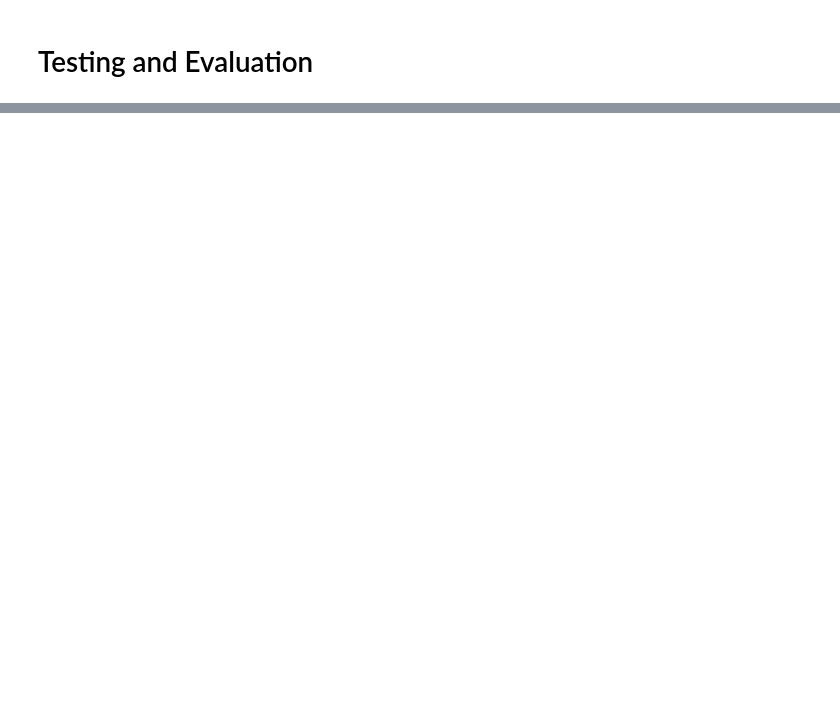
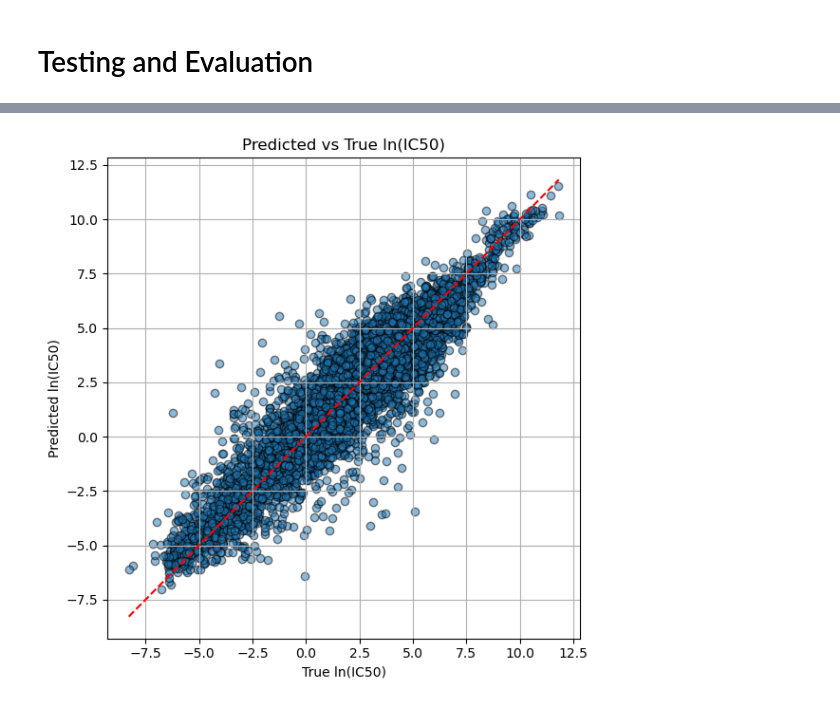
Before and after one commit to ashw1nn/multi-modal-framework-for-cancer-cell-line-prediction, a Jupyter notebook: fused_mgataf_gsva_modeling.ipynb, the cells around one changed output, grey strips where cells are left out. Saved outputs shown, nothing was run; the diff lists cells and outputs as text; code cells hidden in the pictures; blank space fills up the shorter version.

Commit message:
Build new Fused Model

```diff
--- a/fused_mgataf_gsva_modeling.ipynb
+++ b/fused_mgataf_gsva_modeling.ipynb
@@ -436,22 +573,33 @@ class IC50Predictor(nn.Module):
 # %% [markdown]
 ## Complete Model
 # %%
-class MGATAFModel(nn.Module):
-    def __init__(self, atom_feat_dim=55, fingerprint_dim=2048, ccl_dim=735, hidden_dim=128):
+class ModifiedMGATAFModel(nn.Module):
+    def __init__(self, atom_feat_dim=55, fingerprint_dim=2048, ccl_dim=735, gsva_dim=658, hidden_dim=128):
         super().__init__()
         self.drug_encoder = DrugGraphEncoder(in_dim=atom_feat_dim, hidden_dim=hidden_dim)
         self.fp_encoder = FingerprintEncoder(in_dim=fingerprint_dim, out_dim=hidden_dim)
+
         self.ccl_encoder = CellLineEncoder(in_dim=ccl_dim, out_dim=hidden_dim)
+        self.gsva_encoder = GSVAEncoder(in_dim=gsva_dim, out_dim=hidden_dim)
+
+        self.cellline_fusion = AdaptiveFusion(input_dim=hidden_dim, hidden_dim=hidden_dim)  # new!
         self.fusion = AdaptiveFusion(input_dim=hidden_dim, hidden_dim=hidden_dim)
+
         self.regressor = IC50Predictor(input_dim=hidden_dim)
 
-    def forward(self, graph_data, fingerprint, ccl_feat):
+    def forward(self, graph_data, fingerprint, ccl_feat, gsva_feat):
+        # Drug branch
         drug_repr = self.drug_encoder(graph_data)
         fp_repr = self.fp_encoder(fingerprint)
         drug_combined = drug_repr + fp_repr
 
+        # Cell line branch
         ccl_repr = self.ccl_encoder(ccl_feat)
-        fused = self.fusion(drug_combined, ccl_repr)
+        gsva_repr = self.gsva_encoder(gsva_feat)
+        final_ccl_repr = self.cellline_fusion(ccl_repr, gsva_repr)
+
+        # Final fusion
+        fused = self.fusion(drug_combined, final_ccl_repr)
 
         return self.regressor(fused)
 # %% [markdown]
@@ -474,9 +622,9 @@ test_set = Subset(dataset, test_idx)
 # %%
 from torch_geometric.loader import DataLoader
 
-train_loader = DataLoader(train_set, batch_size=32, shuffle=True, collate_fn=mgataf_collate_fn)
-val_loader = DataLoader(val_set, batch_size=32, shuffle=False, collate_fn=mgataf_collate_fn)
-test_loader = DataLoader(test_set, batch_size=32, shuffle=False, collate_fn=mgataf_collate_fn)
+train_loader = DataLoader(train_set, batch_size=64, shuffle=True, collate_fn=modified_mgataf_collate_fn)
+val_loader = DataLoader(val_set, batch_size=64, shuffle=False, collate_fn=modified_mgataf_collate_fn)
+test_loader = DataLoader(test_set, batch_size=64, shuffle=False, collate_fn=modified_mgataf_collate_fn)
 # %% [markdown]
 ### Training Loop
 # %%
@@ -718,0 +884,12 @@ print(f"✅ Test PCC:  {test_pcc:.4f}")
+# %%
+plt.figure(figsize=(6, 6))
+plt.scatter(y_true, y_pred, alpha=0.5, edgecolors='k')
+plt.plot([min(y_true), max(y_true)], [min(y_true), max(y_true)], 'r--')
+plt.xlabel("True ln(IC50)")
+plt.ylabel("Predicted ln(IC50)")
+plt.title("Predicted vs True ln(IC50)")
+plt.grid(True)
+plt.tight_layout()
+plt.show()
+# %% [output]
+[figure, added]
```
Also changed, not shown: parts of 22 cells of this notebook.
